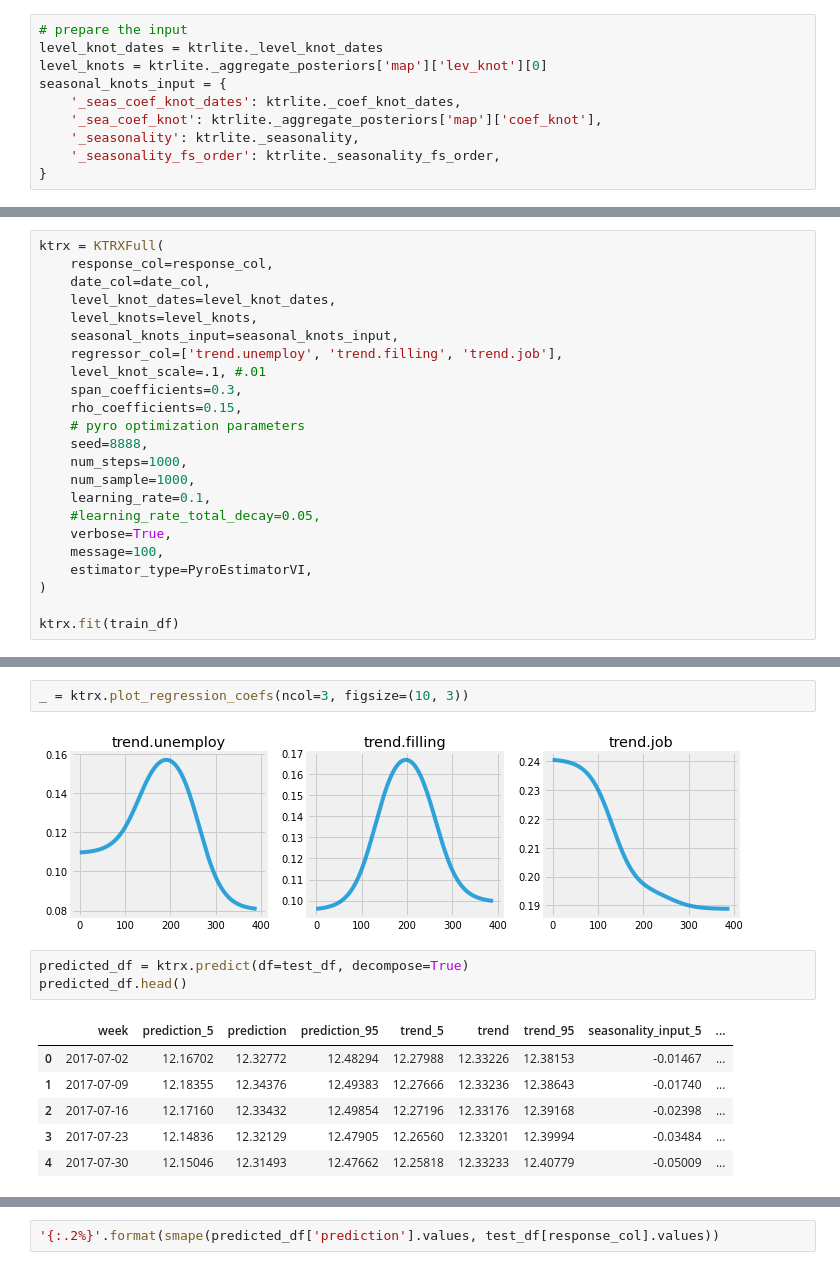
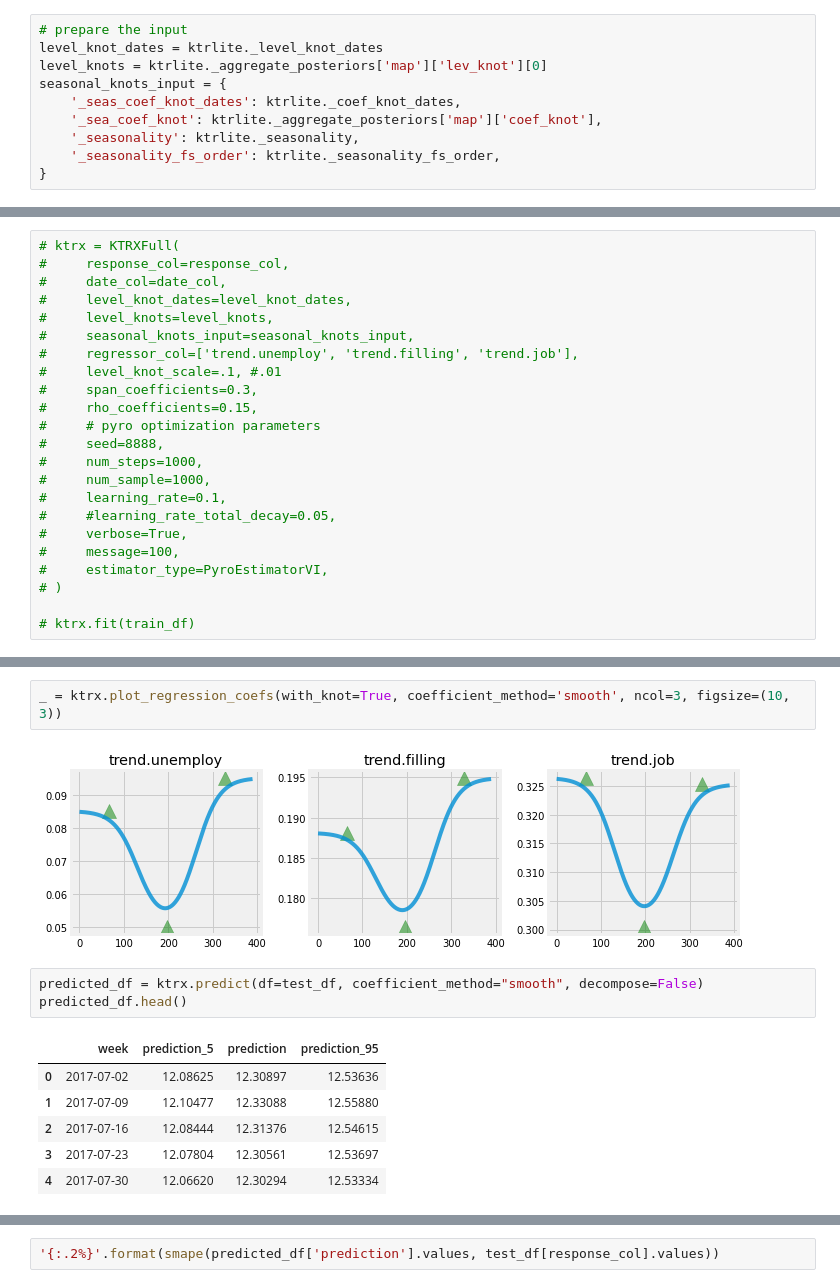
Before and after one commit to uber/orbit, a Jupyter notebook: examples/ktrx.ipynb, the cells around one changed output, grey strips where cells are left out. Cells and saved outputs as stored; diff of their text form.

```diff
--- a/examples/ktrx.ipynb
+++ b/examples/ktrx.ipynb
@@ -144,23 +156,23 @@ seasonal_knots_input = {
 # %%
-ktrx = KTRXFull(
-    response_col=response_col,
-    date_col=date_col,
-    level_knot_dates=level_knot_dates,
-    level_knots=level_knots,
-    seasonal_knots_input=seasonal_knots_input,
-    regressor_col=['trend.unemploy', 'trend.filling', 'trend.job'],
-    level_knot_scale=.1, #.01
-    span_coefficients=0.3,
-    rho_coefficients=0.15,
-    # pyro optimization parameters
-    seed=8888,
-    num_steps=1000,
-    num_sample=1000,
-    learning_rate=0.1,
-    #learning_rate_total_decay=0.05,
-    verbose=True,
-    message=100,
-    estimator_type=PyroEstimatorVI,
-)
+# ktrx = KTRXFull(
+#     response_col=response_col,
+#     date_col=date_col,
+#     level_knot_dates=level_knot_dates,
+#     level_knots=level_knots,
+#     seasonal_knots_input=seasonal_knots_input,
+#     regressor_col=['trend.unemploy', 'trend.filling', 'trend.job'],
+#     level_knot_scale=.1, #.01
+#     span_coefficients=0.3,
+#     rho_coefficients=0.15,
+#     # pyro optimization parameters
+#     seed=8888,
+#     num_steps=1000,
+#     num_sample=1000,
+#     learning_rate=0.1,
+#     #learning_rate_total_decay=0.05,
+#     verbose=True,
+#     message=100,
+#     estimator_type=PyroEstimatorVI,
+# )
 
-ktrx.fit(train_df)
+# ktrx.fit(train_df)
@@ -189,14 +239,14 @@ coef_df.head()
 # %%
-_ = ktrx.plot_regression_coefs(ncol=3, figsize=(10, 3))
+_ = ktrx.plot_regression_coefs(with_knot=True, coefficient_method='smooth', ncol=3, figsize=(10, 3))
 # %% [output]
-[figure, old version]
+[figure, new version]
 # %%
-predicted_df = ktrx.predict(df=test_df, decompose=True)
+predicted_df = ktrx.predict(df=test_df, coefficient_method="smooth", decompose=False)
 predicted_df.head()
 # %% [output]
-|  | week | prediction_5 | prediction | prediction_95 | trend_5 | trend | trend_95 | seasonality_input_5 | ... |
-| 0 | 2017-07-02 | 12.16702 | 12.32772 | 12.48294 | 12.27988 | 12.33226 | 12.38153 | -0.01467 | ... |
-| 1 | 2017-07-09 | 12.18355 | 12.34376 | 12.49383 | 12.27666 | 12.33236 | 12.38643 | -0.01740 | ... |
-| 2 | 2017-07-16 | 12.17160 | 12.33432 | 12.49854 | 12.27196 | 12.33176 | 12.39168 | -0.02398 | ... |
-| 3 | 2017-07-23 | 12.14836 | 12.32129 | 12.47905 | 12.26560 | 12.33201 | 12.39994 | -0.03484 | ... |
-| 4 | 2017-07-30 | 12.15046 | 12.31493 | 12.47662 | 12.25818 | 12.33233 | 12.40779 | -0.05009 | ... |
+|  | week | prediction_5 | prediction | prediction_95 |
+| 0 | 2017-07-02 | 12.08625 | 12.30897 | 12.53636 |
+| 1 | 2017-07-09 | 12.10477 | 12.33088 | 12.55880 |
+| 2 | 2017-07-16 | 12.08444 | 12.31376 | 12.54615 |
+| 3 | 2017-07-23 | 12.07804 | 12.30561 | 12.53697 |
+| 4 | 2017-07-30 | 12.06620 | 12.30294 | 12.53334 |
```
Also changed, not shown: parts of 9 cells of this notebook.
